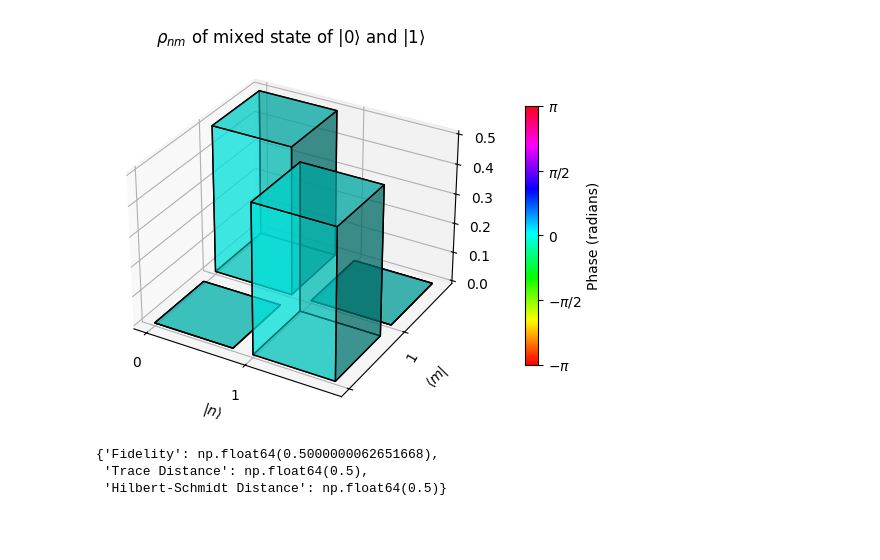
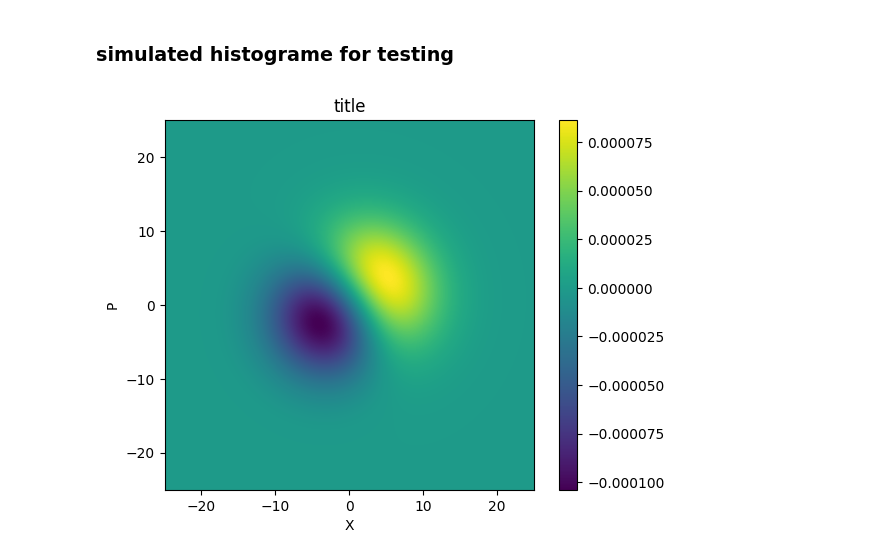
Before and after one commit to ElenBOT/tomography, a Jupyter notebook: examples.ipynb, the cells around one changed output. Drawn from its saved outputs; the diff is of its cells as text; code cells hidden in the pictures; blank space fills up the shorter version.

```diff
--- a/examples.ipynb
+++ b/examples.ipynb
@@ -158,20 +0,0 @@ plot_density_matrix_bar_diagram(
-# %%
-# density matrix for mixed state
-ket_states = [Ket(0), Ket(1)]
-probs = [1/2, 1/2]
-rho_max_mixed_state = eva_density_matrix_by_kets(ket_states, probs, dim=2)
-plot_density_matrix_bar_diagram(
-    rho_max_mixed_state,
-    title='$\\rho_{nm}$ of mixed state of $|0 \\rangle$ and $|1 \\rangle$'
-)
-# %% [output]
-[figure, removed]
-# %%
-compute_similarities(
-    rho_equal_supp_state,
-    rho_max_mixed_state
-)
-# %% [output]
-{'Fidelity': np.float64(0.5000000062651668),
- 'Trace Distance': np.float64(0.5),
- 'Hilbert-Schmidt Distance': np.float64(0.5)}
@@ -177,0 +8,17 @@ compute_similarities(
+# %% [markdown]
+### simulated histograme for testing
+# %%
+# use gaussian as simulated measurement result, might be physicall impossible
+D_S, S = generate_2d_gaussian(
+    means=[0.15, 0.1],
+    sigmas=[5.71, 5.72],
+    ranges=(25, 25)
+)
+D_h, S = generate_2d_gaussian(
+    means=[0, 0],
+    sigmas=[5.7, 5.7],
+    ranges=(25, 25)
+)
+plot_complex_2dfunc(D_S - D_h, S)
+# %% [output]
+[figure, added]
```
Also changed, not shown: parts of 37 cells of this notebook, 2 other files.
